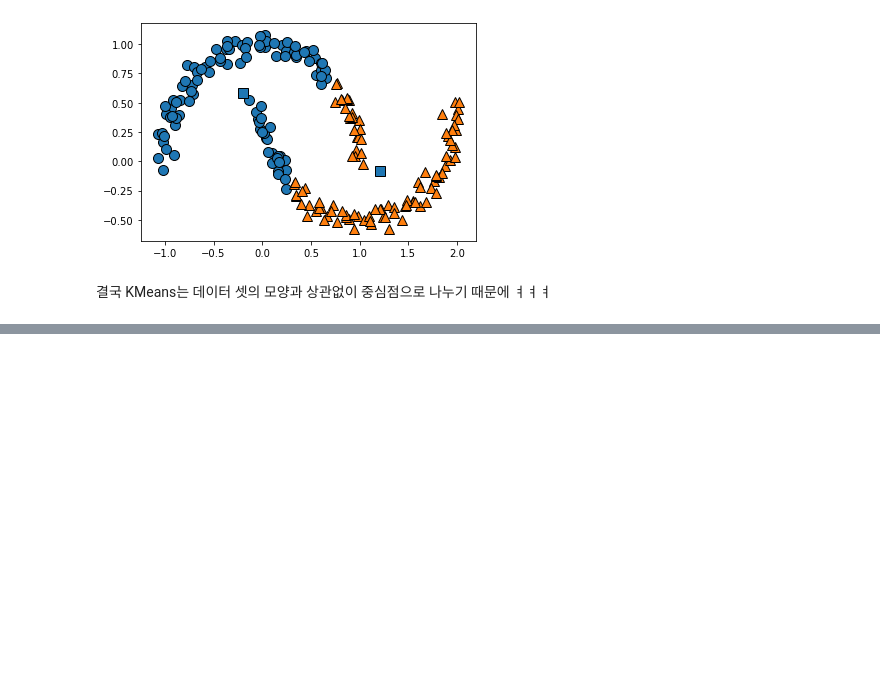
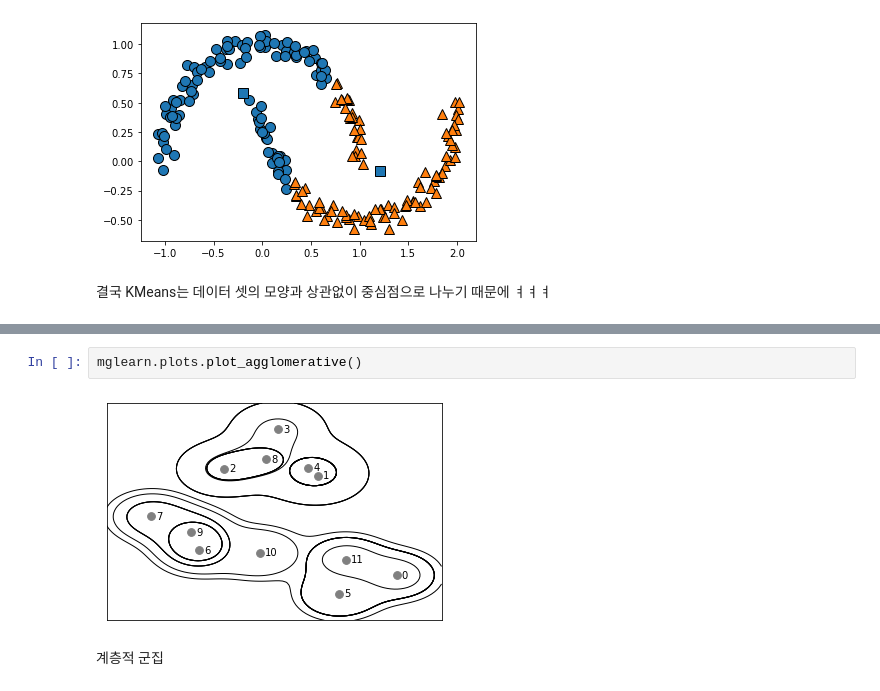
Before and after one commit to waldbear4/Python_2021, a Jupyter notebook: 20210624 KMEANS.ipynb, the cells around one changed output, grey strips where cells are left out. Drawn from its saved outputs; the diff is of its cells as text; blank space fills up the shorter version.

```diff
--- a/20210624 KMEANS.ipynb
+++ b/20210624 KMEANS.ipynb
@@ -248,0 +270,6 @@ mglearn.discrete_scatter(model.cluster_centers_[:,0], model.cluster_centers_[:,1
+# %%
+mglearn.plots.plot_agglomerative()
+# %% [output]
+[figure, added]
+# %% [markdown]
+계층적 군집
```
Also changed, not shown: parts of 5 cells of this notebook.
